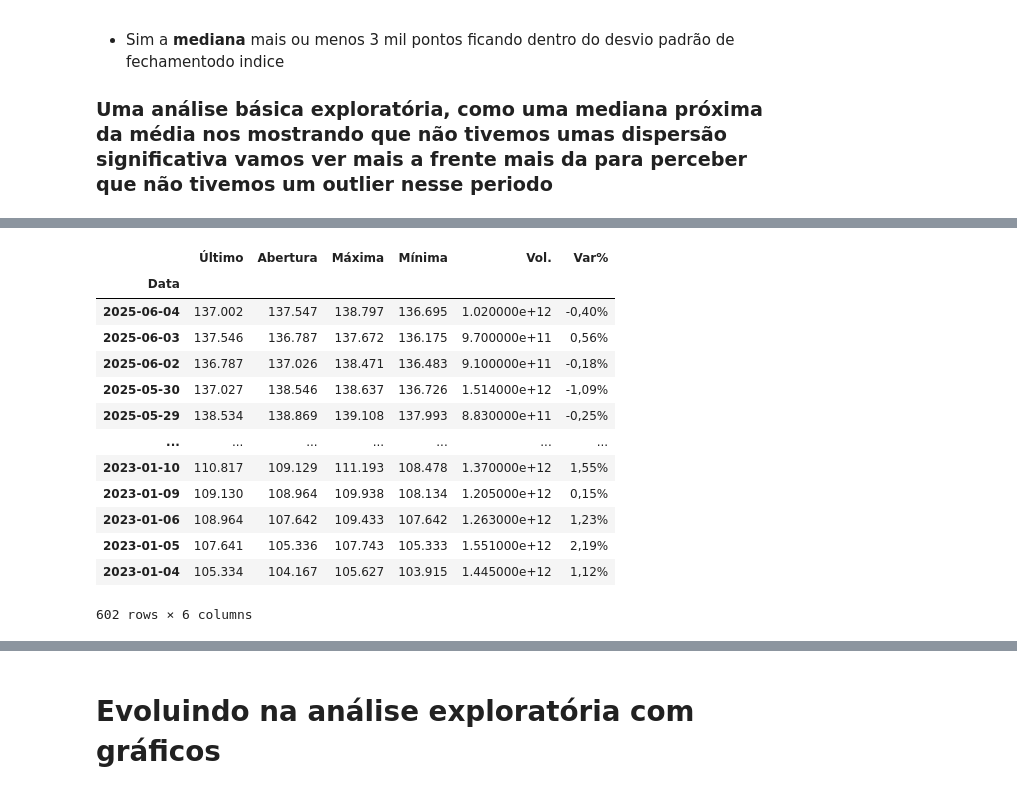
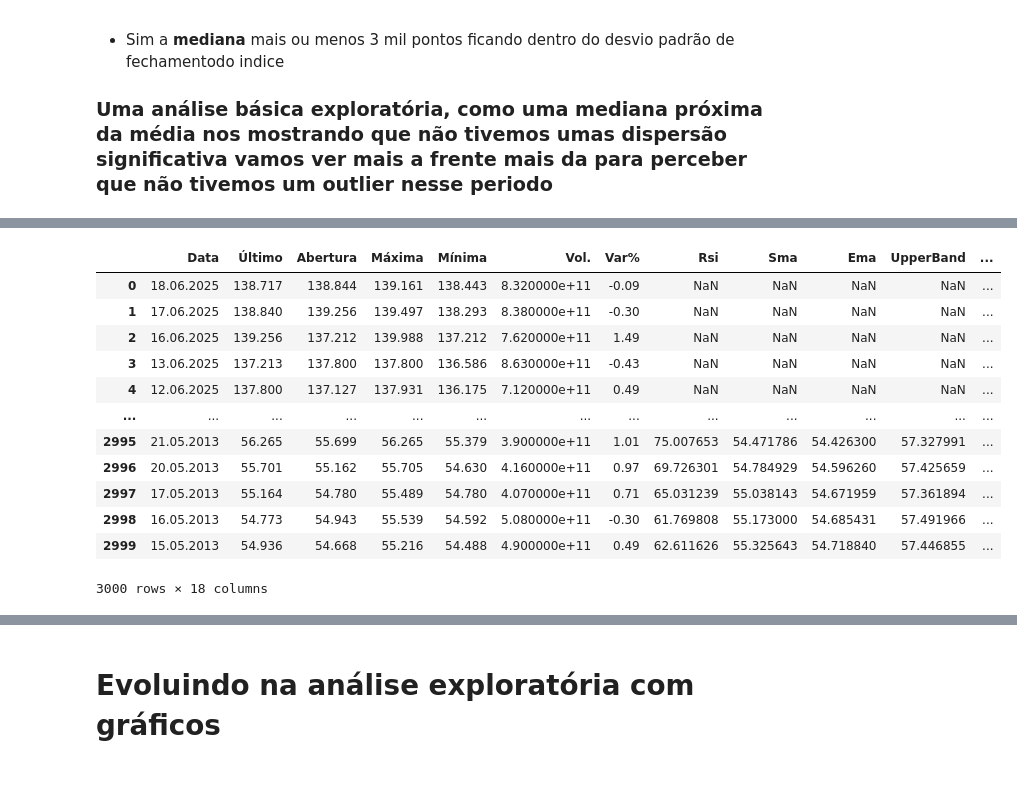
Before and after one commit to JacksonvBarbosa/Analise_Indice_Ibovespa, a Jupyter notebook: Codigo/DadosIbovespa.ipynb, the cells around one changed output, grey strips where cells are left out. Drawn from its saved outputs; the diff is of its cells as text; code cells hidden in the pictures.

Commit message:
Atualizações das novas colunas de caracteristicas independentes

```diff
--- a/Codigo/DadosIbovespa.ipynb
+++ b/Codigo/DadosIbovespa.ipynb
@@ -172,10 +132,0 @@ df_ibov_com_indic
-# %%
-# Formatando caracteristica Data e Convertendo em datetime
-#df_ibov_copia['Data'] = pd.to_datetime(df_ibov_copia['Data'], format = '%d.%m.%Y').dt.strftime('%d/%m/%Y')
-#df_ibov_copia['Data'] = pd.to_datetime(df_ibov_copia['Data'], format='%d.%m.%Y')
-
-# Criando index tipo Dateindex
-dateparse = lambda dates: datetime.strptime(dates, '%d.%m.%Y')
-df_ibov_copia = pd.read_csv(url, parse_dates = ['Data'], index_col= 'Data', date_parser=dateparse)
-
-df_ibov_copia
@@ -226,4 +151,4 @@ def converter_volume(vol):
     else:
         return float(vol)
 
-df_ibov_copia['Vol.'] = df_ibov_copia['Vol.'].apply(converter_volume)
+df_ibov_copia['Vol.'] = df_ibov_copia['Vol.'].apply(converter_volume).astype(float)
@@ -229,0 +171,3 @@ df_ibov_copia['Vol.'] = df_ibov_copia['Vol.'].apply(converter_volume)
+# %%
+mediana_volume = df_ibov_copia['Vol.'].median()
+mediana_volume
@@ -229,0 +176,2 @@ df_ibov_copia['Vol.'] = df_ibov_copia['Vol.'].apply(converter_volume)
+# %%
+df_ibov_copia.fillna(mediana_volume, inplace=True)
@@ -230,17 +225,24 @@ df_ibov_copia['Vol.'] = df_ibov_copia['Vol.'].apply(converter_volume)
 # %%
-df_ibov_copia
+# Formatando caracteristica Data e Convertendo em datetime
+#df_ibov_copia['Data'] = pd.to_datetime(df_ibov_copia['Data'], format = '%d.%m.%Y').dt.strftime('%d/%m/%Y')
+#df_ibov_copia['Data'] = pd.to_datetime(df_ibov_copia['Data'], format='%d.%m.%Y')
+
+# Criando index tipo Dateindex
+dateparse = lambda dates: datetime.strptime(dates, '%d.%m.%Y')
+ddf_ibov_com_indic = pd.read_csv(url_2008_2025, parse_dates = ['Data'], index_col= 'Data', date_parser=dateparse)
+
+df_ibov_com_indic
 # %% [output]
-|  | Último | Abertura | Máxima | Mínima | Vol. | Var% |
-| Data |  |  |  |  |  |  |
-| 2025-06-04 | 137.002 | 137.547 | 138.797 | 136.695 | 1.020000e+12 | -0,40% |
-| 2025-06-03 | 137.546 | 136.787 | 137.672 | 136.175 | 9.700000e+11 | 0,56% |
-| 2025-06-02 | 136.787 | 137.026 | 138.471 | 136.483 | 9.100000e+11 | -0,18% |
-| 2025-05-30 | 137.027 | 138.546 | 138.637 | 136.726 | 1.514000e+12 | -1,09% |
-| 2025-05-29 | 138.534 | 138.869 | 139.108 | 137.993 | 8.830000e+11 | -0,25% |
-| ... | ... | ... | ... | ... | ... | ... |
-| 2023-01-10 | 110.817 | 109.129 | 111.193 | 108.478 | 1.370000e+12 | 1,55% |
-| 2023-01-09 | 109.130 | 108.964 | 109.938 | 108.134 | 1.205000e+12 | 0,15% |
-| 2023-01-06 | 108.964 | 107.642 | 109.433 | 107.642 | 1.263000e+12 | 1,23% |
-| 2023-01-05 | 107.641 | 105.336 | 107.743 | 105.333 | 1.551000e+12 | 2,19% |
-| 2023-01-04 | 105.334 | 104.167 | 105.627 | 103.915 | 1.445000e+12 | 1,12% |
+|  | Data | Último | Abertura | Máxima | Mínima | Vol. | Var% | Rsi | Sma | Ema | UpperBand | ... |
+| 0 | 18.06.2025 | 138.717 | 138.844 | 139.161 | 138.443 | 8.320000e+11 | -0.09 | NaN | NaN | NaN | NaN | ... |
+| 1 | 17.06.2025 | 138.840 | 139.256 | 139.497 | 138.293 | 8.380000e+11 | -0.30 | NaN | NaN | NaN | NaN | ... |
+| 2 | 16.06.2025 | 139.256 | 137.212 | 139.988 | 137.212 | 7.620000e+11 | 1.49 | NaN | NaN | NaN | NaN | ... |
+| 3 | 13.06.2025 | 137.213 | 137.800 | 137.800 | 136.586 | 8.630000e+11 | -0.43 | NaN | NaN | NaN | NaN | ... |
+| 4 | 12.06.2025 | 137.800 | 137.127 | 137.931 | 136.175 | 7.120000e+11 | 0.49 | NaN | NaN | NaN | NaN | ... |
+| ... | ... | ... | ... | ... | ... | ... | ... | ... | ... | ... | ... | ... |
+| 2995 | 21.05.2013 | 56.265 | 55.699 | 56.265 | 55.379 | 3.900000e+11 | 1.01 | 75.007653 | 54.471786 | 54.426300 | 57.327991 | ... |
+| 2996 | 20.05.2013 | 55.701 | 55.162 | 55.705 | 54.630 | 4.160000e+11 | 0.97 | 69.726301 | 54.784929 | 54.596260 | 57.425659 | ... |
+| 2997 | 17.05.2013 | 55.164 | 54.780 | 55.489 | 54.780 | 4.070000e+11 | 0.71 | 65.031239 | 55.038143 | 54.671959 | 57.361894 | ... |
+| 2998 | 16.05.2013 | 54.773 | 54.943 | 55.539 | 54.592 | 5.080000e+11 | -0.30 | 61.769808 | 55.173000 | 54.685431 | 57.491966 | ... |
+| 2999 | 15.05.2013 | 54.936 | 54.668 | 55.216 | 54.488 | 4.900000e+11 | 0.49 | 62.611626 | 55.325643 | 54.718840 | 57.446855 | ... |
-602 rows × 6 columns
+3000 rows × 18 columns
```
Also changed, not shown: parts of 30 cells of this notebook.
